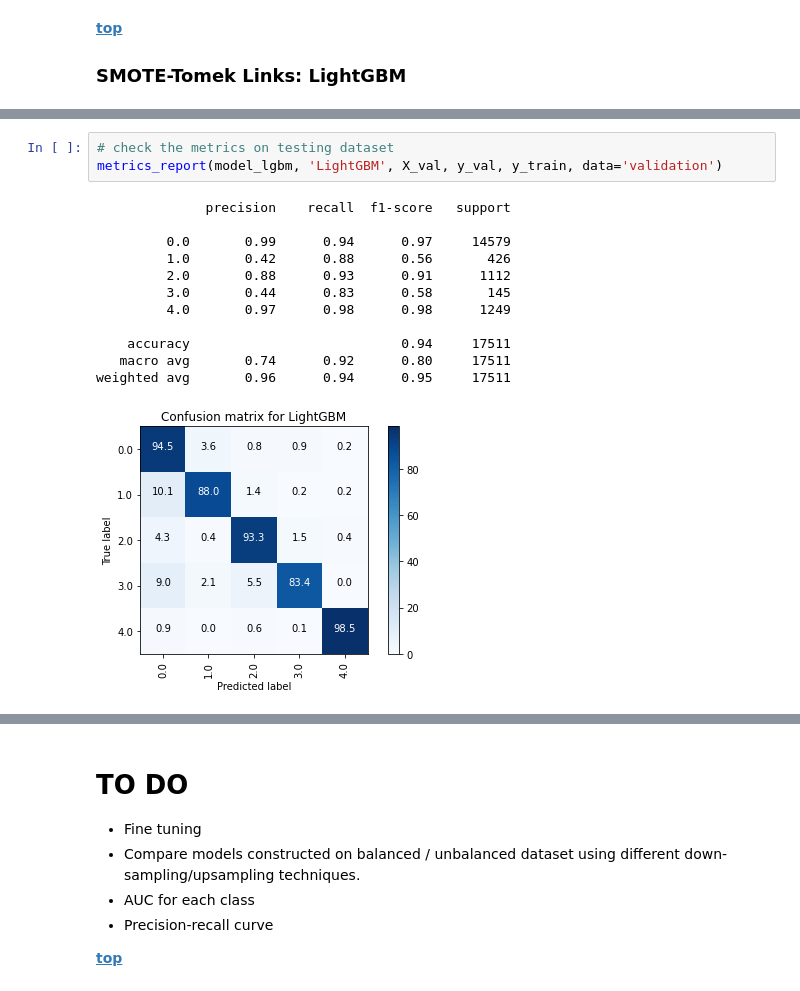
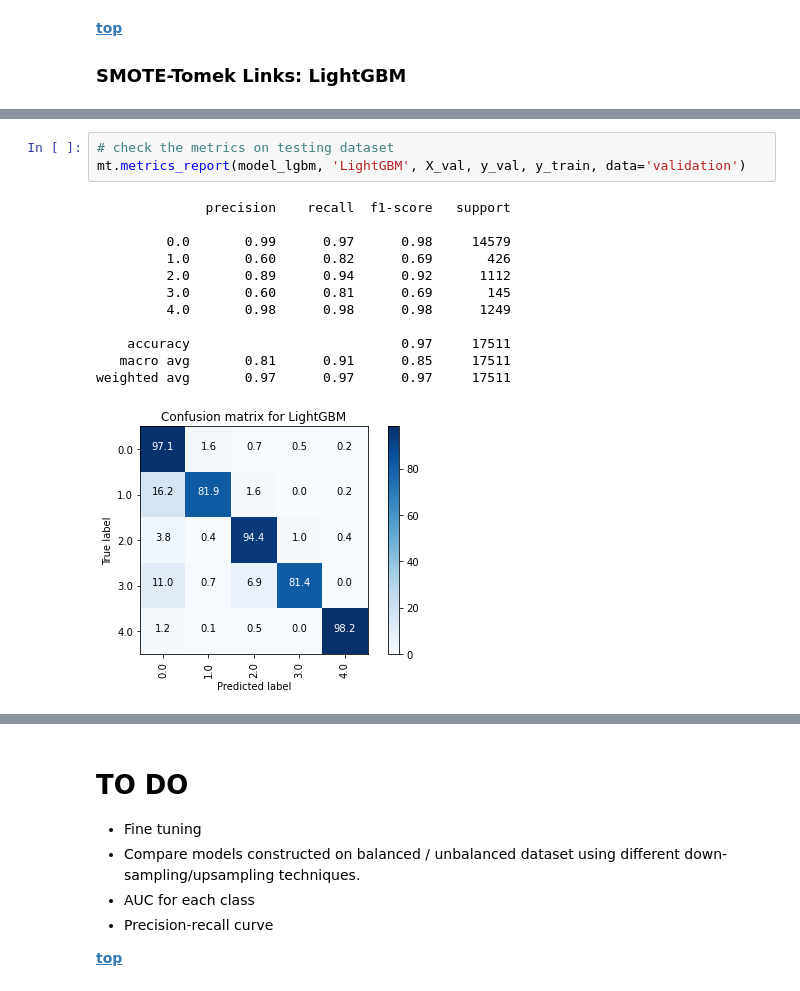
Before and after one commit to nastiag67/ecgn, a Jupyter notebook: README.ipynb, the cells around one changed output, grey strips where cells are left out. Saved outputs shown, nothing was run; the diff lists cells and outputs as text.

Commit message:
reports: tomek links resampling for SVM and lightGBM

```diff
--- a/README.ipynb
+++ b/README.ipynb
@@ -1042,16 +1016,16 @@ def metrics_report(model, name, X_test, y_test, y_train, data='test'):
 # %%
 # check the metrics on testing dataset
-metrics_report(model_lgbm, 'LightGBM', X_val, y_val, y_train, data='validation')
+mt.metrics_report(model_lgbm, 'LightGBM', X_val, y_val, y_train, data='validation')
 # %% [output]
               precision    recall  f1-score   support
 
-         0.0       0.99      0.94      0.97     14579
-         1.0       0.42      0.88      0.56       426
-         2.0       0.88      0.93      0.91      1112
-         3.0       0.44      0.83      0.58       145
-         4.0       0.97      0.98      0.98      1249
+         0.0       0.99      0.97      0.98     14579
+         1.0       0.60      0.82      0.69       426
+         2.0       0.89      0.94      0.92      1112
+         3.0       0.60      0.81      0.69       145
+         4.0       0.98      0.98      0.98      1249
 
-    accuracy                           0.94     17511
-   macro avg       0.74      0.92      0.80     17511
-weighted avg       0.96      0.94      0.95     17511
+    accuracy                           0.97     17511
+   macro avg       0.81      0.91      0.85     17511
+weighted avg       0.97      0.97      0.97     17511
-[figure, old version]
+[figure, new version]
```
Also changed, not shown: parts of 20 cells of this notebook, 18 other files.
